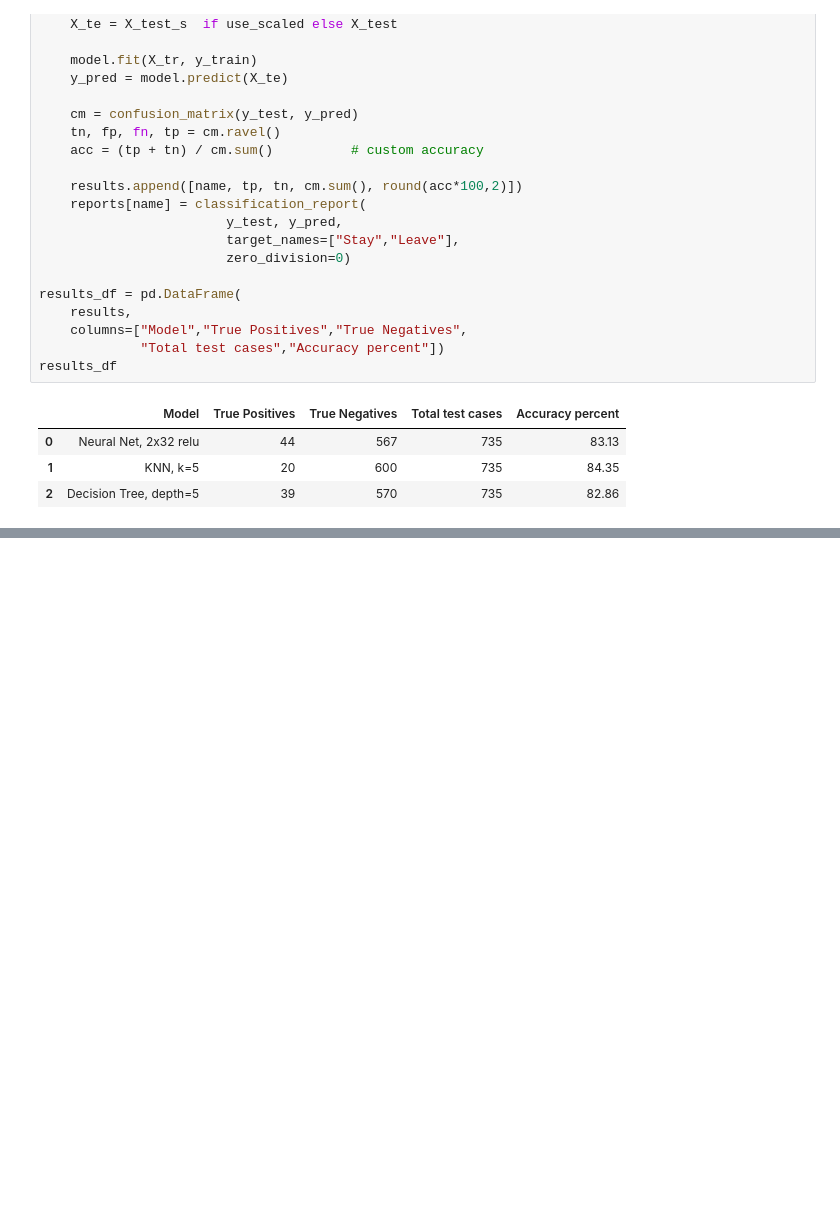
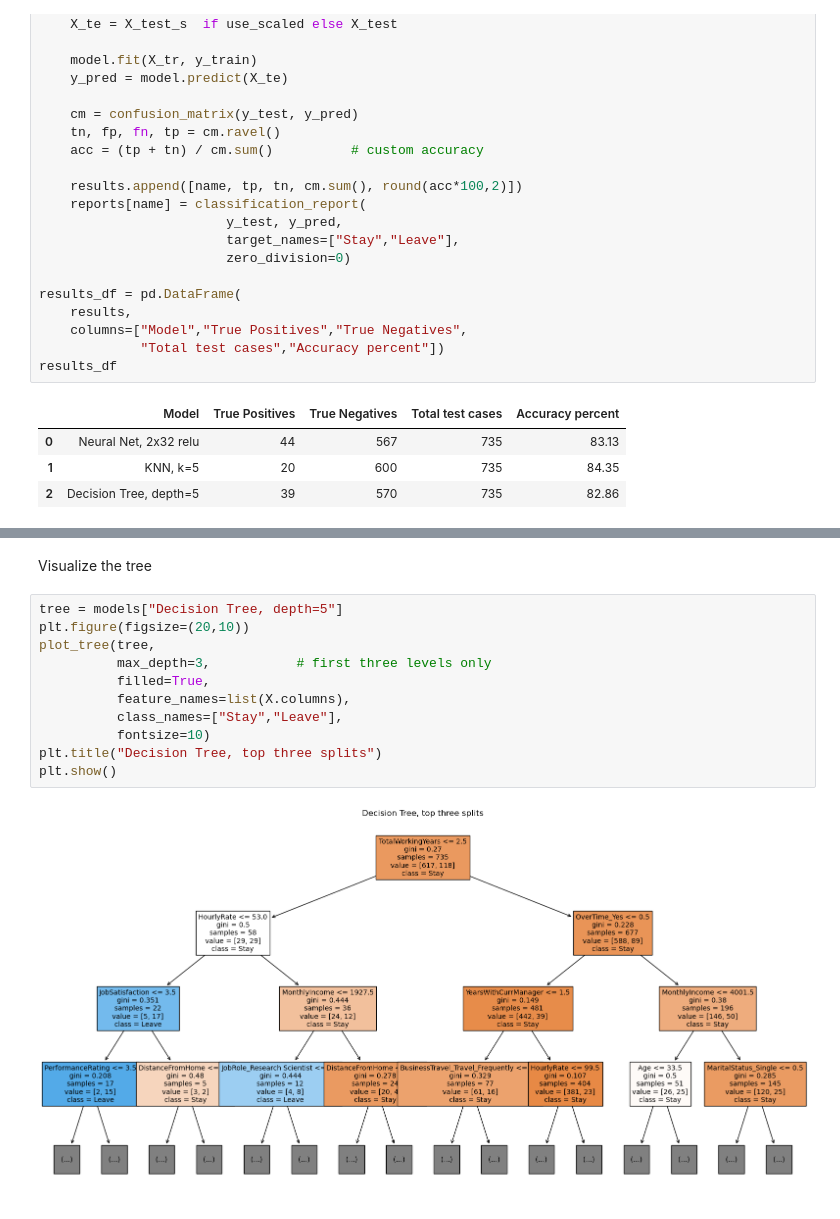
Before and after one commit to kungfukeny1/employee-attrition-2, a Jupyter notebook: employee-attrition.ipynb, the cells around one changed output, grey strips where cells are left out. Saved outputs shown, nothing was run; the diff lists cells and outputs as text; blank space fills up the shorter version.

```diff
--- a/employee-attrition.ipynb
+++ b/employee-attrition.ipynb
@@ -126,0 +148,15 @@ results_df
+# %% [markdown]
+Visualize the tree
+# %%
+tree = models["Decision Tree, depth=5"]
+plt.figure(figsize=(20,10))
+plot_tree(tree,
+          max_depth=3,           # first three levels only
+          filled=True,
+          feature_names=list(X.columns),
+          class_names=["Stay","Leave"],
+          fontsize=10)
+plt.title("Decision Tree, top three splits")
+plt.show()
+# %% [output]
+[figure, added]
```
Also changed, not shown: parts of 4 cells of this notebook.
